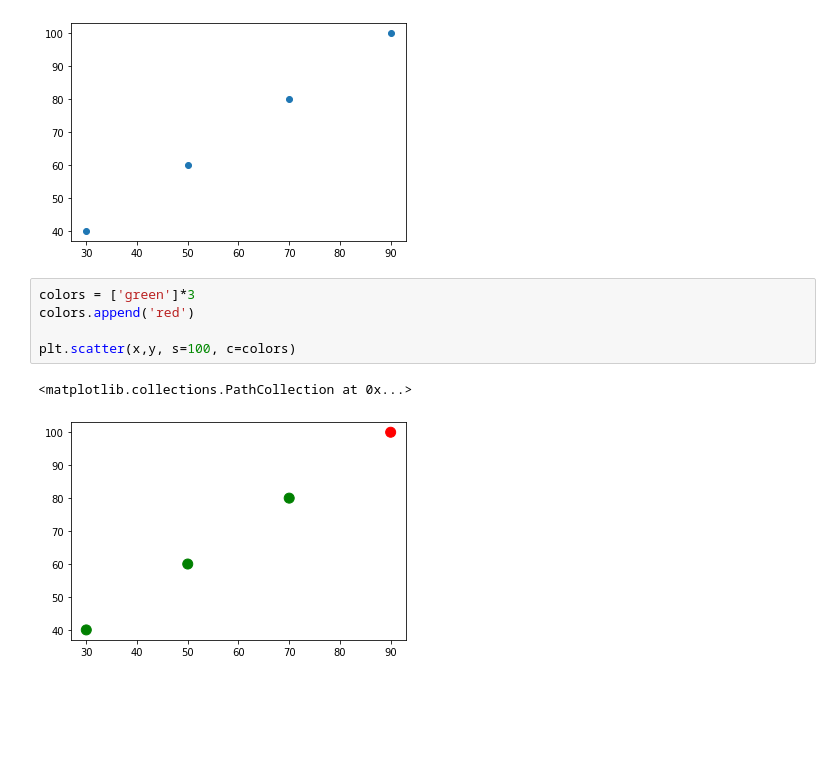
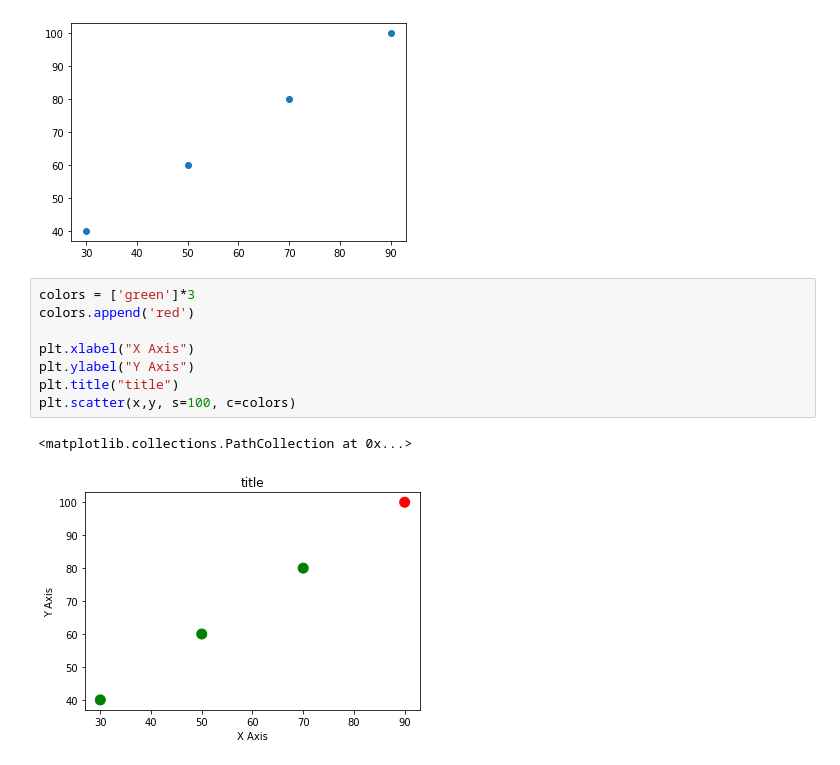
Before and after one commit to adithyanarayanan/Py-Plotting, a Jupyter notebook: Python_Plots_.ipynb, the cells around one changed output. Drawn from its saved outputs; the diff is of its cells as text; blank space fills up the shorter version.

```diff
--- a/Python_Plots_.ipynb
+++ b/Python_Plots_.ipynb
@@ -45,8 +43,11 @@ plt.scatter(x,y)
 # %%
 colors = ['green']*3
 colors.append('red')
 
+plt.xlabel("X Axis")
+plt.ylabel("Y Axis")
+plt.title("title")
 plt.scatter(x,y, s=100, c=colors)
 # %% [output]
 <matplotlib.collections.PathCollection at 0x...>
-[figure, old version]
+[figure, new version]
```
Also changed, not shown: parts of 5 cells of this notebook.
